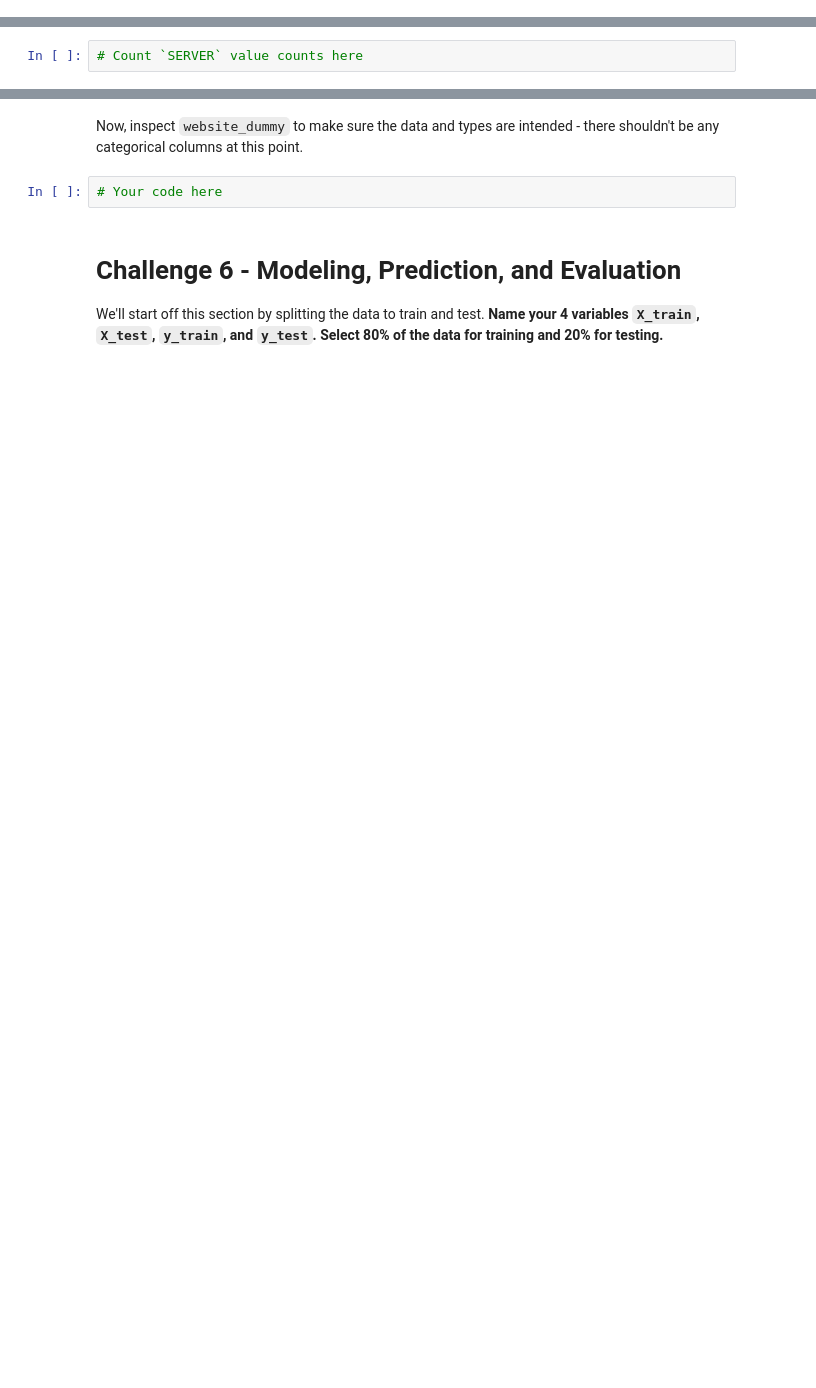
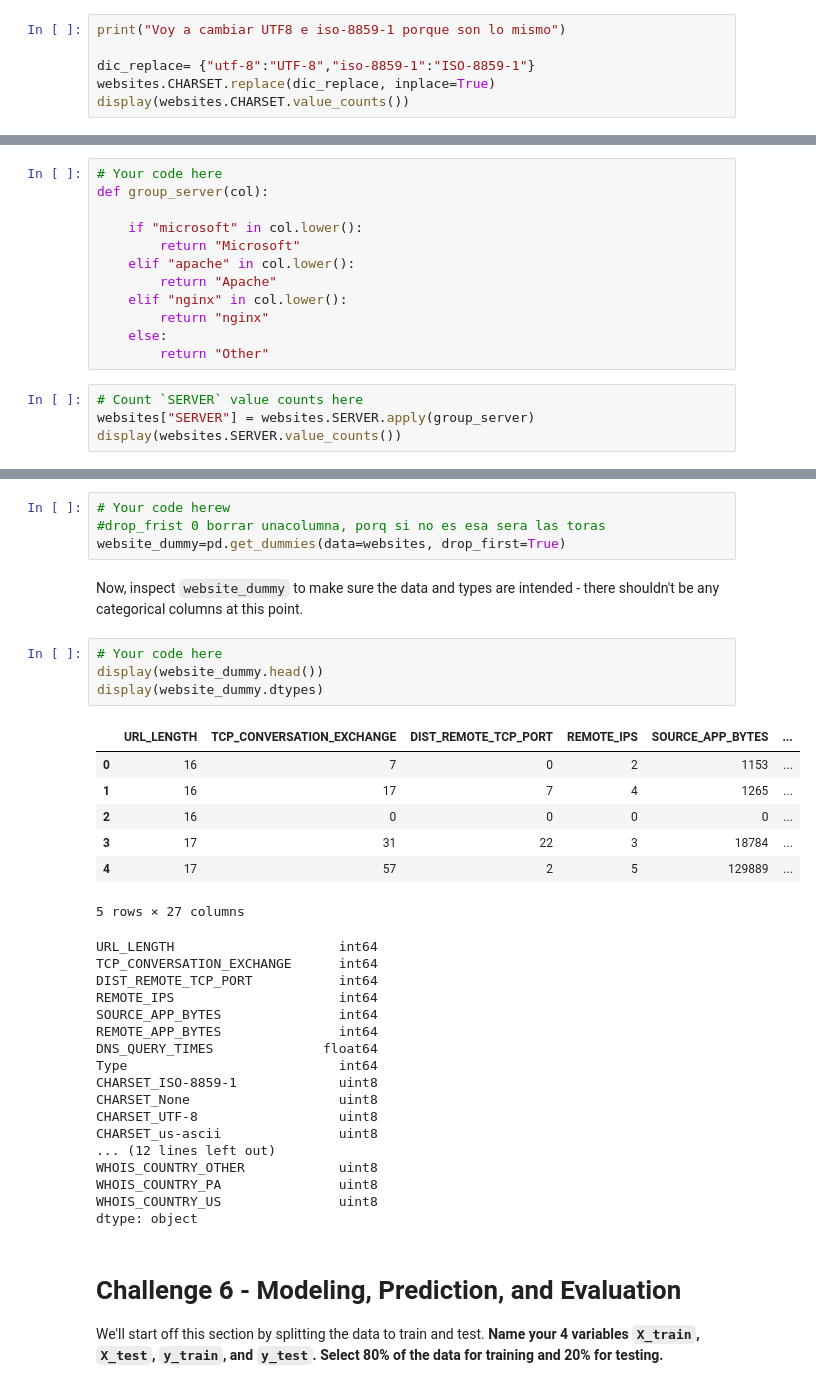
Before and after one commit to ironhack-datalabs/datamad0819, a Jupyter notebook: module-3/lab-supervised-learning/your-code/main.ipynb, the cells around one changed output, grey strips where cells are left out. Cells and saved outputs as stored; diff of their text form; blank space fills up the shorter version.

```diff
--- a/module-3/lab-supervised-learning/your-code/main.ipynb
+++ b/module-3/lab-supervised-learning/your-code/main.ipynb
@@ -272,0 +393,6 @@ Now print the `dtypes` of the data again. Besides `WHOIS_COUNTRY` which we alrea
+# %%
+print("Voy a cambiar UTF8 e iso-8859-1 porque son lo mismo")
+
+dic_replace= {"utf-8":"UTF-8","iso-8859-1":"ISO-8859-1"}
+websites.CHARSET.replace(dic_replace, inplace=True)
+display(websites.CHARSET.value_counts())
@@ -289,2 +460,16 @@ At the end, your `SERVER` column should only contain 4 unique values: `Microsoft
+# %%
+# Your code here
+def group_server(col):
+
+    if "microsoft" in col.lower():
+        return "Microsoft"
+    elif "apache" in col.lower():
+        return "Apache"
+    elif "nginx" in col.lower():
+        return "nginx"
+    else:
+        return "Other"
 # %%
 # Count `SERVER` value counts here
+websites["SERVER"] = websites.SERVER.apply(group_server)
+display(websites.SERVER.value_counts())
@@ -295,7 +484,38 @@ OK, all our categorical data are fixed now. **Let's convert them to ordinal data
+# %%
+# Your code herew
+#drop_frist 0 borrar unacolumna, porq si no es esa sera las toras
+website_dummy=pd.get_dummies(data=websites, drop_first=True)
 # %% [markdown]
 Now, inspect `website_dummy` to make sure the data and types are intended - there shouldn't be any categorical columns at this point.
 # %%
 # Your code here
+display(website_dummy.head())
+display(website_dummy.dtypes)
+# %% [output]
+|  | URL_LENGTH | TCP_CONVERSATION_EXCHANGE | DIST_REMOTE_TCP_PORT | REMOTE_IPS | SOURCE_APP_BYTES | ... |
+| 0 | 16 | 7 | 0 | 2 | 1153 | ... |
+| 1 | 16 | 17 | 7 | 4 | 1265 | ... |
+| 2 | 16 | 0 | 0 | 0 | 0 | ... |
+| 3 | 17 | 31 | 22 | 3 | 18784 | ... |
+| 4 | 17 | 57 | 2 | 5 | 129889 | ... |
+5 rows × 27 columns
+URL_LENGTH                     int64
+TCP_CONVERSATION_EXCHANGE      int64
+DIST_REMOTE_TCP_PORT           int64
+REMOTE_IPS                     int64
+SOURCE_APP_BYTES               int64
+REMOTE_APP_BYTES               int64
+DNS_QUERY_TIMES              float64
+Type                           int64
+CHARSET_ISO-8859-1             uint8
+CHARSET_None                   uint8
+CHARSET_UTF-8                  uint8
+CHARSET_us-ascii               uint8
+... (12 lines left out)
+WHOIS_COUNTRY_OTHER            uint8
+WHOIS_COUNTRY_PA               uint8
+WHOIS_COUNTRY_US               uint8
+dtype: object
 # %% [markdown]
 # Challenge 6 - Modeling, Prediction, and Evaluation
 
```
Also changed, not shown: parts of 40 cells of this notebook.
